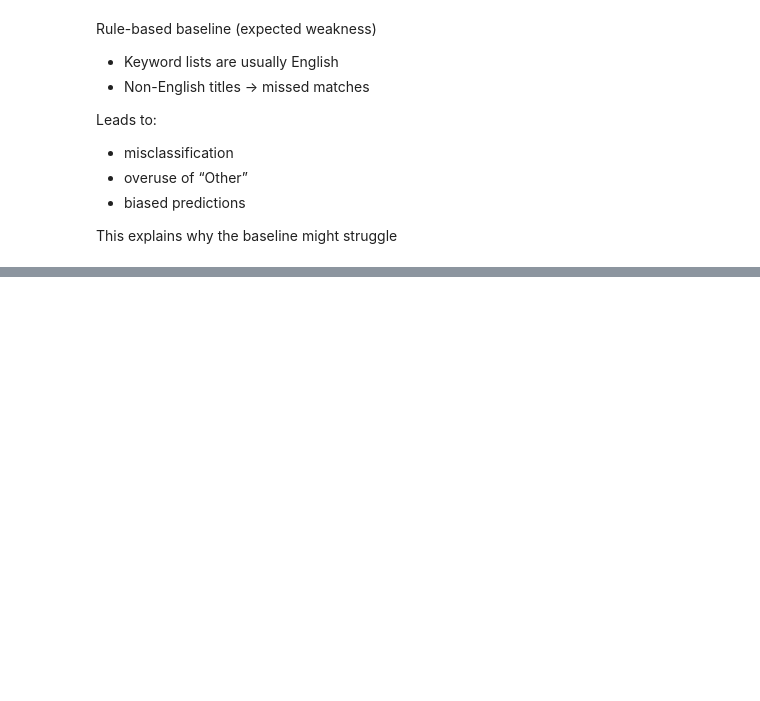
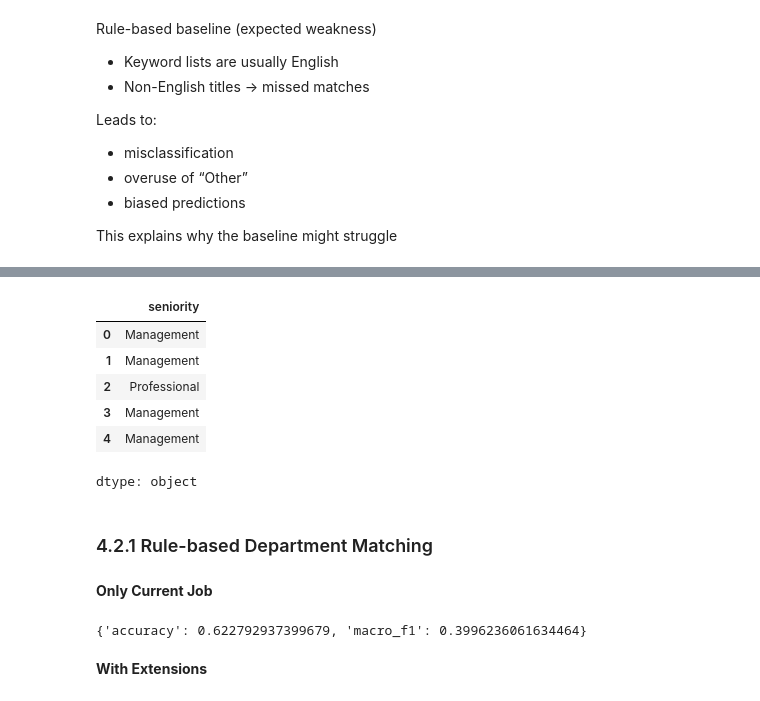
Before and after one commit to luisadosch/nlp-job-title-classification-benchmark-snapaddy, a Jupyter notebook: Untitled0.ipynb, the cells around one changed output, grey strips where cells are left out. Drawn from its saved outputs; the diff is of its cells as text; code cells hidden in the pictures; blank space fills up the shorter version.

```diff
--- a/Untitled0.ipynb
+++ b/Untitled0.ipynb
@@ -1194,0 +1393,14 @@ This explains why the baseline might struggle
+# %%
+y_sen_base.head()
+# %% [output]
+|  | seniority |
+| 0 | Management |
+| 1 | Management |
+| 2 | Professional |
+| 3 | Management |
+| 4 | Management |
+dtype: object
+# %% [markdown]
+### 4.2.1 Rule-based Department Matching
+# %% [markdown]
+**Only Current Job**
@@ -1194,0 +1411,7 @@ This explains why the baseline might struggle
+# %%
+metrics_dep_base = evaluate_classification(y_dep_base, y_dep_pred_base)
+metrics_dep_base
+# %% [output]
+{'accuracy': 0.622792937399679, 'macro_f1': 0.3996236061634464}
+# %% [markdown]
+**With Extensions**
```
Also changed, not shown: parts of 65 cells of this notebook.
